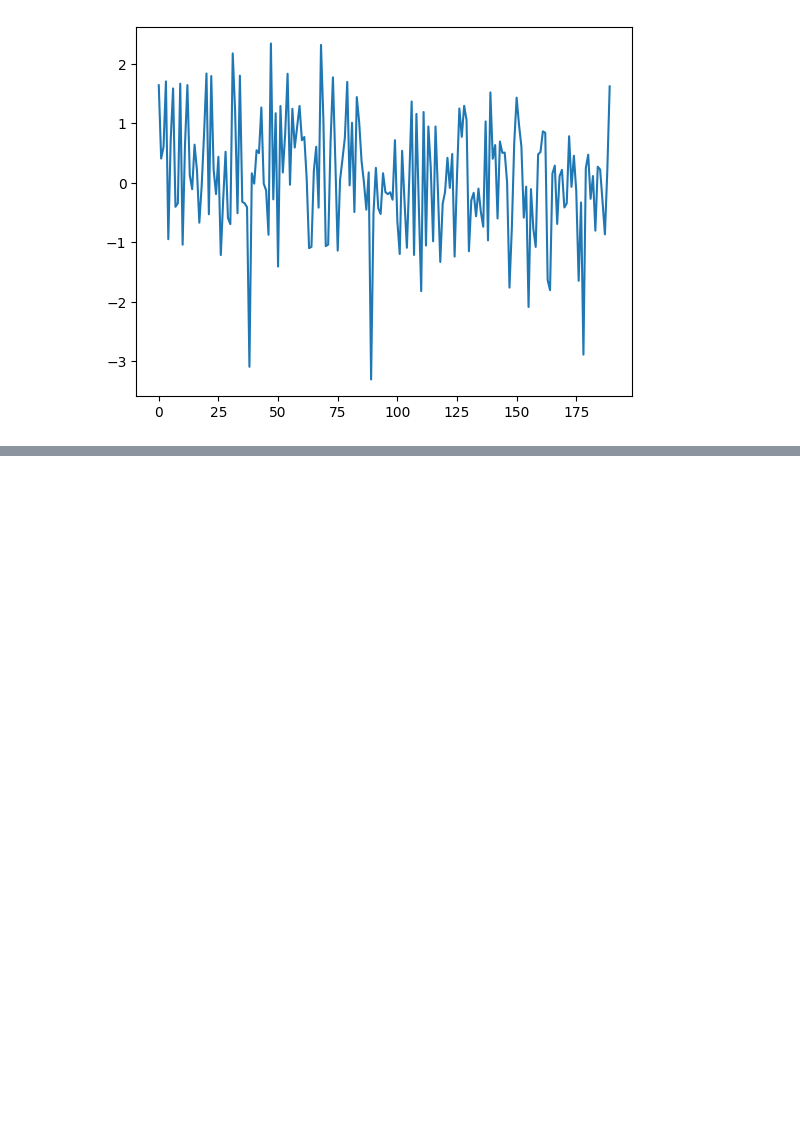
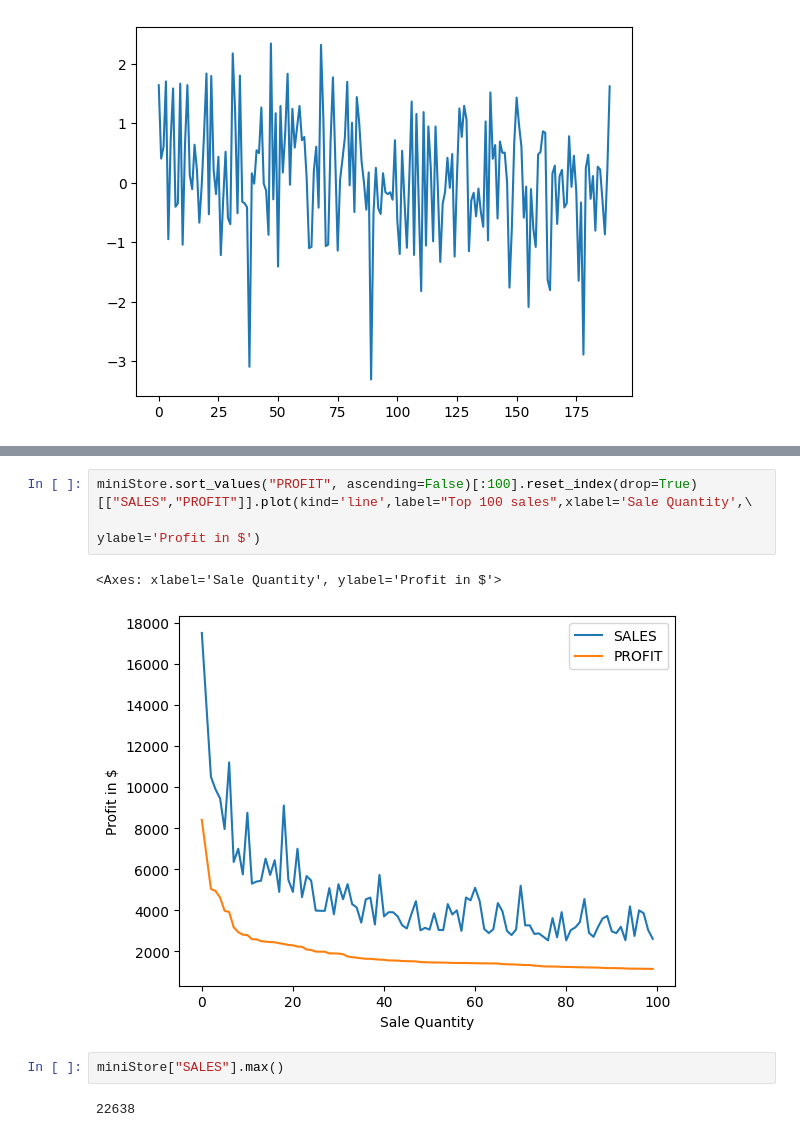
Before and after one commit to kunalmeon/Data-Analysis-Examples, a Jupyter notebook: SuperStoreData.ipynb, the cells around one changed output, grey strips where cells are left out. Cells and saved outputs as stored; diff of their text form; blank space fills up the shorter version.

```diff
--- a/SuperStoreData.ipynb
+++ b/SuperStoreData.ipynb
@@ -2095,0 +2103,10 @@ miniStore.sort_values("PROFIT", ascending=False)[:100].reset_index(drop=True)["P
+# %%
+miniStore.sort_values("PROFIT", ascending=False)[:100].reset_index(drop=True)[["SALES","PROFIT"]].plot(kind='line',label="Top 100 sales",xlabel='Sale Quantity',\
+                                                                                            ylabel='Profit in $')
+# %% [output]
+<Axes: xlabel='Sale Quantity', ylabel='Profit in $'>
+[figure, added]
+# %%
+miniStore["SALES"].max()
+# %% [output]
+22638
```
Also changed, not shown: parts of 104 cells of this notebook.
